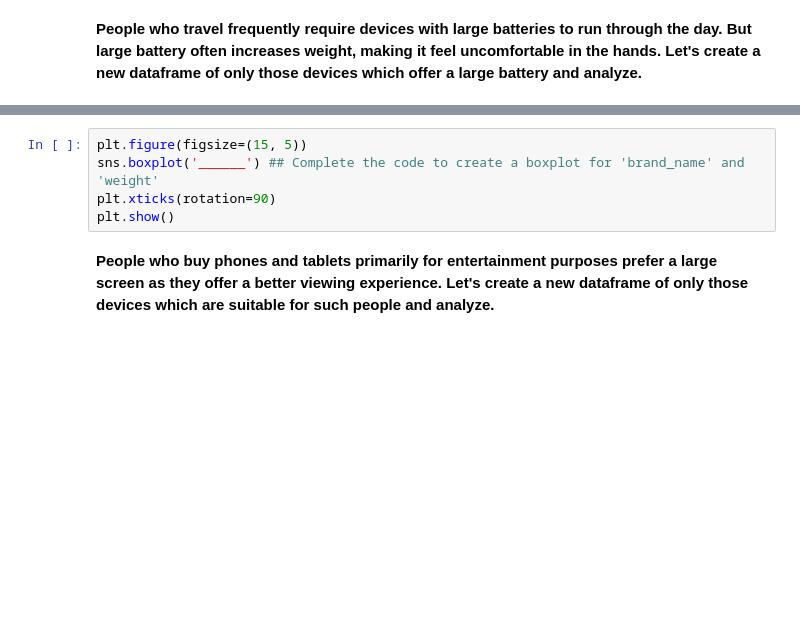
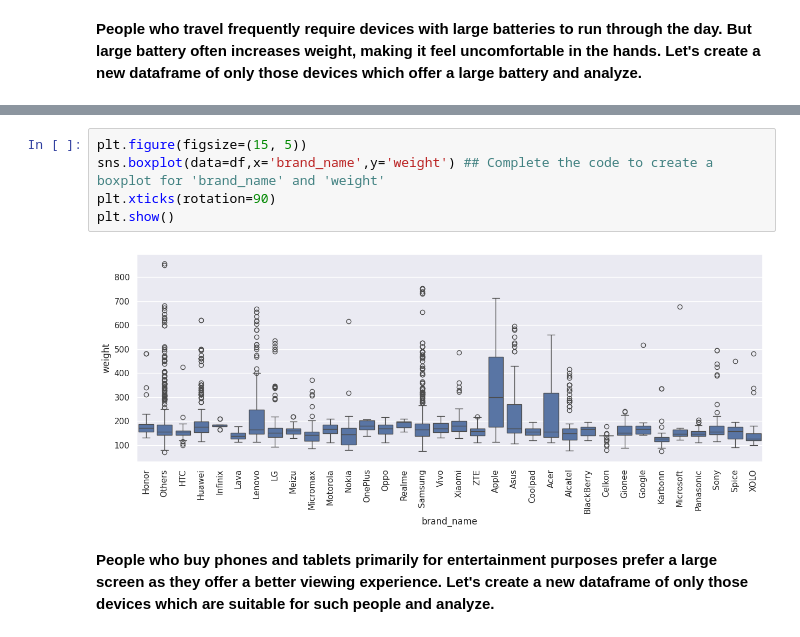
Before and after one commit to erika024/data-science, a Jupyter notebook: SLF_Project_LearnerNotebook_LowCode.ipynb, the cells around one changed output, grey strips where cells are left out. Cells and saved outputs as stored; diff of their text form; blank space fills up the shorter version.

```diff
--- a/SLF_Project_LearnerNotebook_LowCode.ipynb
+++ b/SLF_Project_LearnerNotebook_LowCode.ipynb
@@ -404,8 +410,10 @@ df_large_battery.shape
 # %%
 plt.figure(figsize=(15, 5))
-sns.boxplot('______') ## Complete the code to create a boxplot for 'brand_name' and 'weight'
+sns.boxplot(data=df,x='brand_name',y='weight') ## Complete the code to create a boxplot for 'brand_name' and 'weight'
 plt.xticks(rotation=90)
 plt.show()
+# %% [output]
+[figure, added]
 # %% [markdown]
 **People who buy phones and tablets primarily for entertainment purposes prefer a large screen as they offer a better viewing experience. Let's create a new dataframe of only those devices which are suitable for such people and analyze.**
 # %%
```
Also changed, not shown: parts of 4 cells of this notebook.
